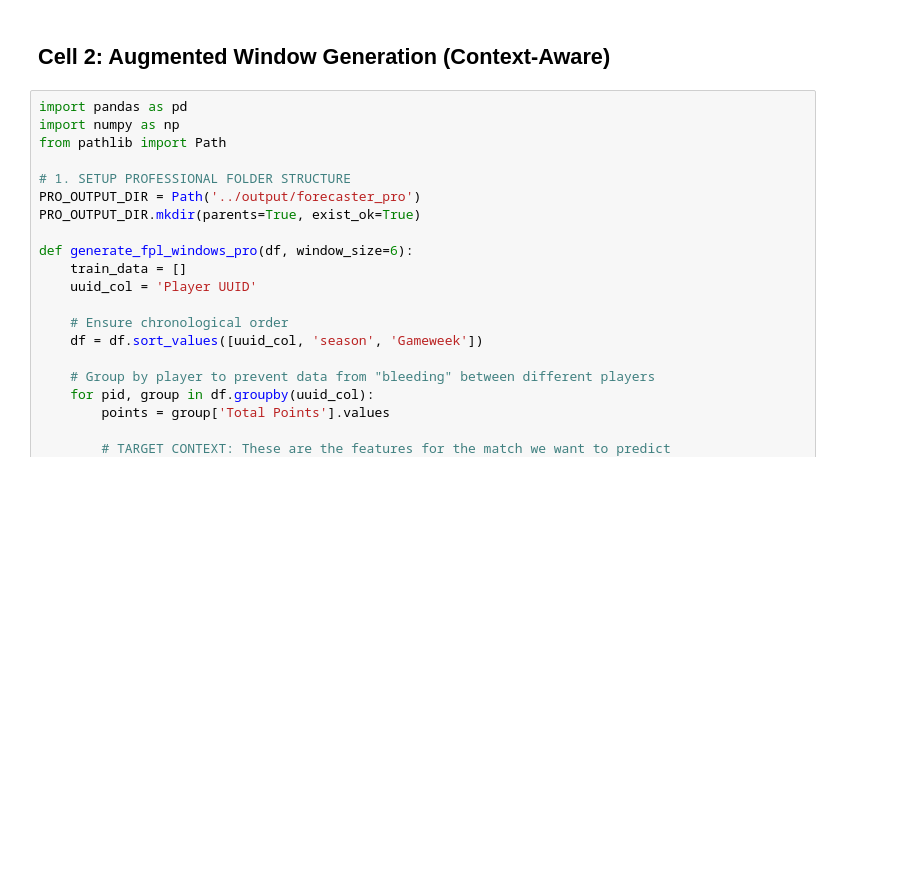
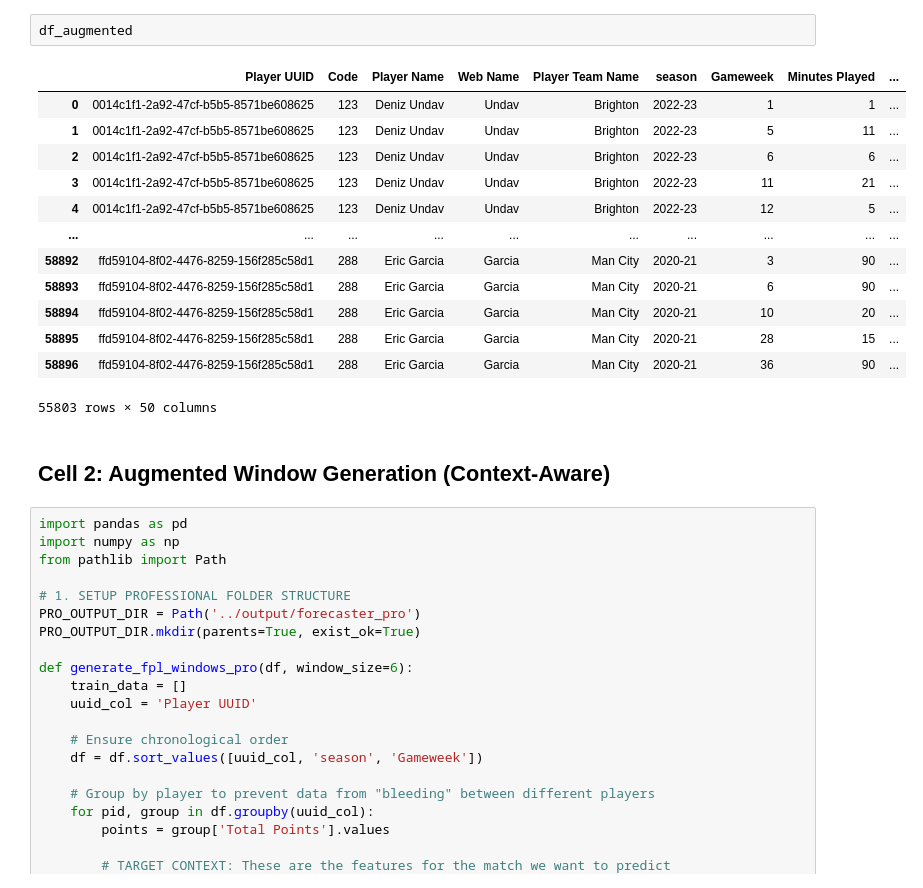
Before and after one commit to sophiedelrey/fpl_pipeline, a Jupyter notebook: models/forecaster_pro.ipynb, the cells around one changed output. Drawn from its saved outputs; the diff is of its cells as text; blank space fills up the shorter version.

```diff
--- a/models/forecaster_pro.ipynb
+++ b/models/forecaster_pro.ipynb
@@ -98,3 +97,19 @@ Max Minutes Found (Should be 90-100ish): 180
+# %%
+df_augmented
+# %% [output]
+|  | Player UUID | Code | Player Name | Web Name | Player Team Name | season | Gameweek | Minutes Played | ... |
+| 0 | 0014c1f1-2a92-47cf-b5b5-8571be608625 | 123 | Deniz Undav | Undav | Brighton | 2022-23 | 1 | 1 | ... |
+| 1 | 0014c1f1-2a92-47cf-b5b5-8571be608625 | 123 | Deniz Undav | Undav | Brighton | 2022-23 | 5 | 11 | ... |
+| 2 | 0014c1f1-2a92-47cf-b5b5-8571be608625 | 123 | Deniz Undav | Undav | Brighton | 2022-23 | 6 | 6 | ... |
+| 3 | 0014c1f1-2a92-47cf-b5b5-8571be608625 | 123 | Deniz Undav | Undav | Brighton | 2022-23 | 11 | 21 | ... |
+| 4 | 0014c1f1-2a92-47cf-b5b5-8571be608625 | 123 | Deniz Undav | Undav | Brighton | 2022-23 | 12 | 5 | ... |
+| ... | ... | ... | ... | ... | ... | ... | ... | ... | ... |
+| 58892 | ffd59104-8f02-4476-8259-156f285c58d1 | 288 | Eric Garcia | Garcia | Man City | 2020-21 | 3 | 90 | ... |
+| 58893 | ffd59104-8f02-4476-8259-156f285c58d1 | 288 | Eric Garcia | Garcia | Man City | 2020-21 | 6 | 90 | ... |
+| 58894 | ffd59104-8f02-4476-8259-156f285c58d1 | 288 | Eric Garcia | Garcia | Man City | 2020-21 | 10 | 20 | ... |
+| 58895 | ffd59104-8f02-4476-8259-156f285c58d1 | 288 | Eric Garcia | Garcia | Man City | 2020-21 | 28 | 15 | ... |
+| 58896 | ffd59104-8f02-4476-8259-156f285c58d1 | 288 | Eric Garcia | Garcia | Man City | 2020-21 | 36 | 90 | ... |
+55803 rows × 50 columns
 # %% [markdown]
 ## Cell 2: Augmented Window Generation (Context-Aware)
 # %%
```
Also changed, not shown: parts of 24 cells of this notebook.
